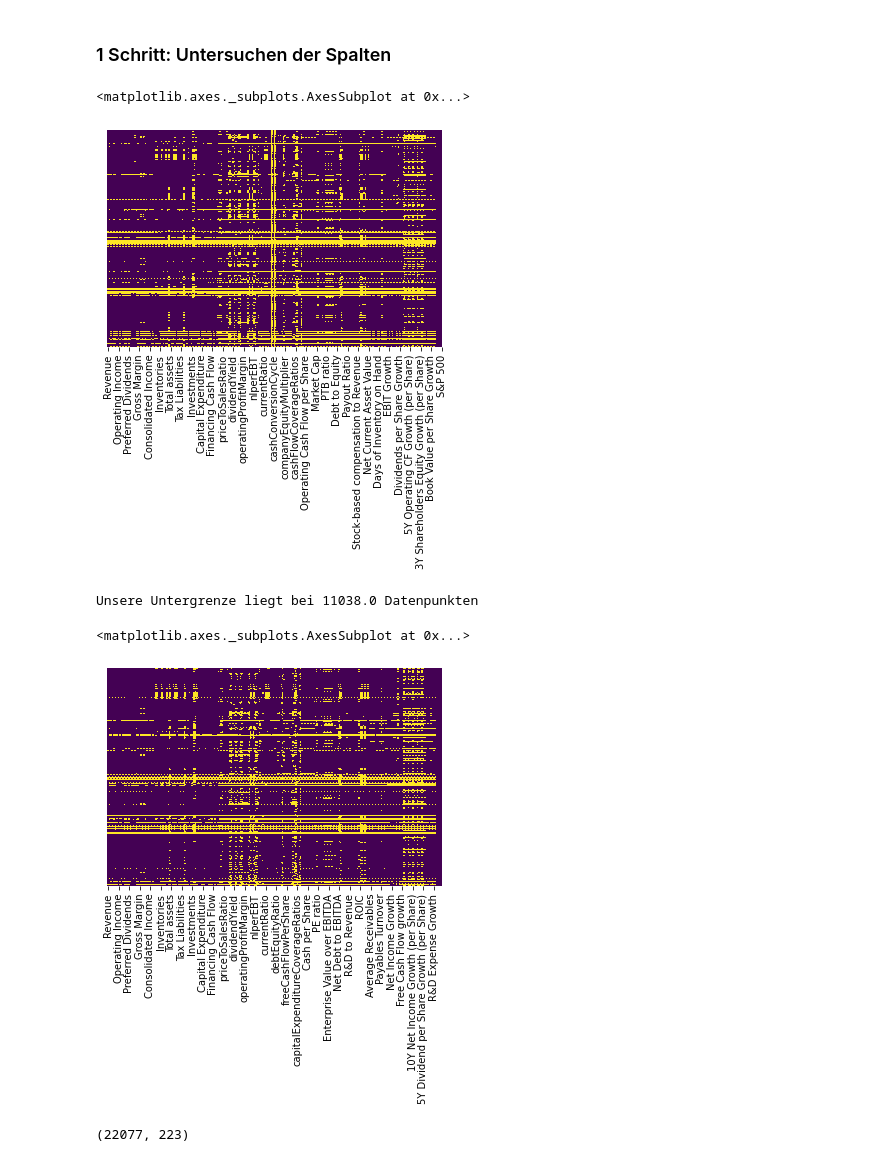
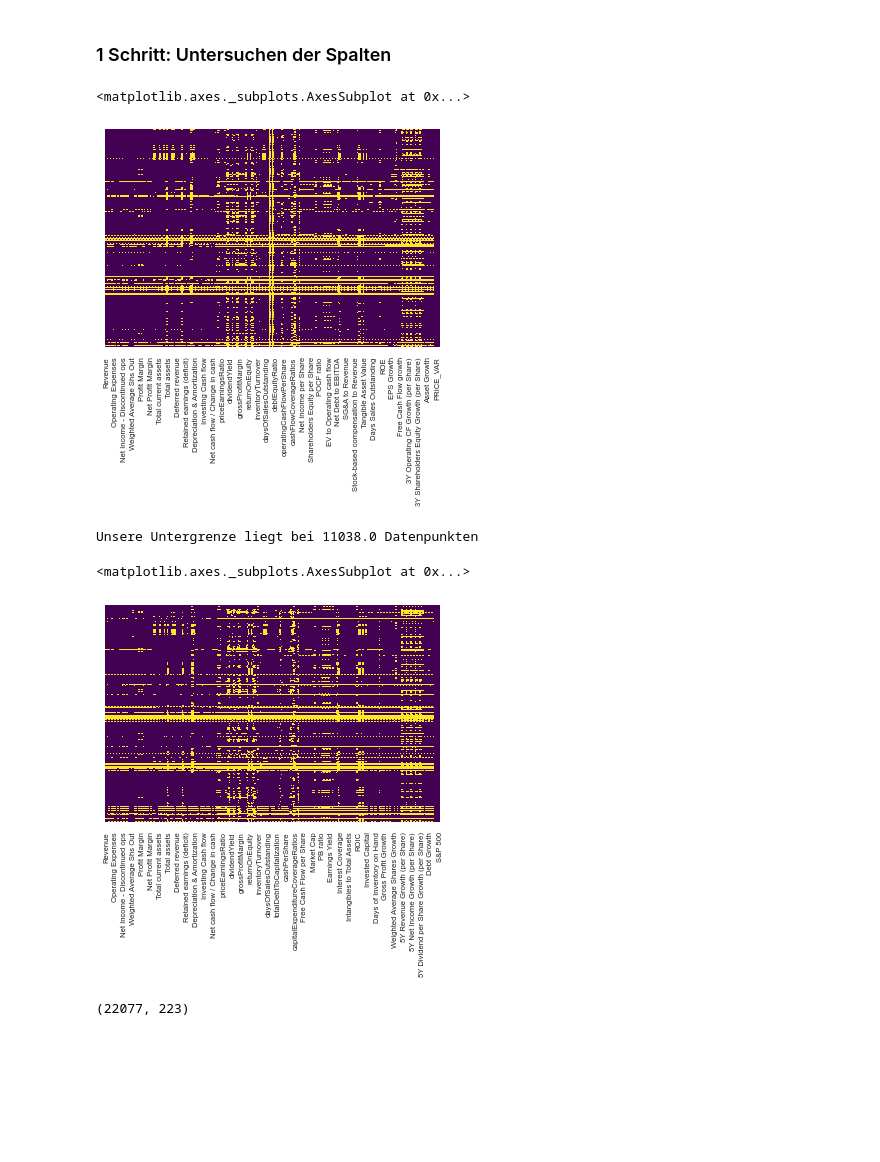
Before and after one commit to lonyty/MachineLearning, a Jupyter notebook: Data Cleaning.ipynb, the cells around one changed output. Drawn from its saved outputs; the diff is of its cells as text; code cells hidden in the pictures; blank space fills up the shorter version.

```diff
--- a/Data Cleaning.ipynb
+++ b/Data Cleaning.ipynb
@@ -124,10 +136,11 @@ Wir sehen dass unser Datensatz verschiedene Probleme mit sich bringt die wir gen
 # %% [markdown]
 ### 1 Schritt: Untersuchen der Spalten
 # %%
-sns.heatmap(df.isnull(), yticklabels=False, cbar=False,cmap='viridis')
+sns.set(font_scale=0.7)
+sns.heatmap(df.isnull(), yticklabels=False,cbar=False,cmap='viridis')
 # %% [output]
 <matplotlib.axes._subplots.AxesSubplot at 0x...>
-[figure, old version]
+[figure, new version]
 # %%
 # Unser Threshhold wieviele Werte unsere Features mindestens mitbringen sollten.
 # Wir wollen mindestens 50% der Datenpunkte für unsere Features.
@@ -142,7 +155,7 @@ df = df.dropna(thresh=Threshhold, axis=1)
 sns.heatmap(df.isnull(), yticklabels=False, cbar=False,cmap='viridis')
 # %% [output]
 <matplotlib.axes._subplots.AxesSubplot at 0x...>
-[figure, old version]
+[figure, new version]
 # %%
 df.shape
 # %% [output]
```
Also changed, not shown: parts of 19 cells of this notebook, 1 other file.
